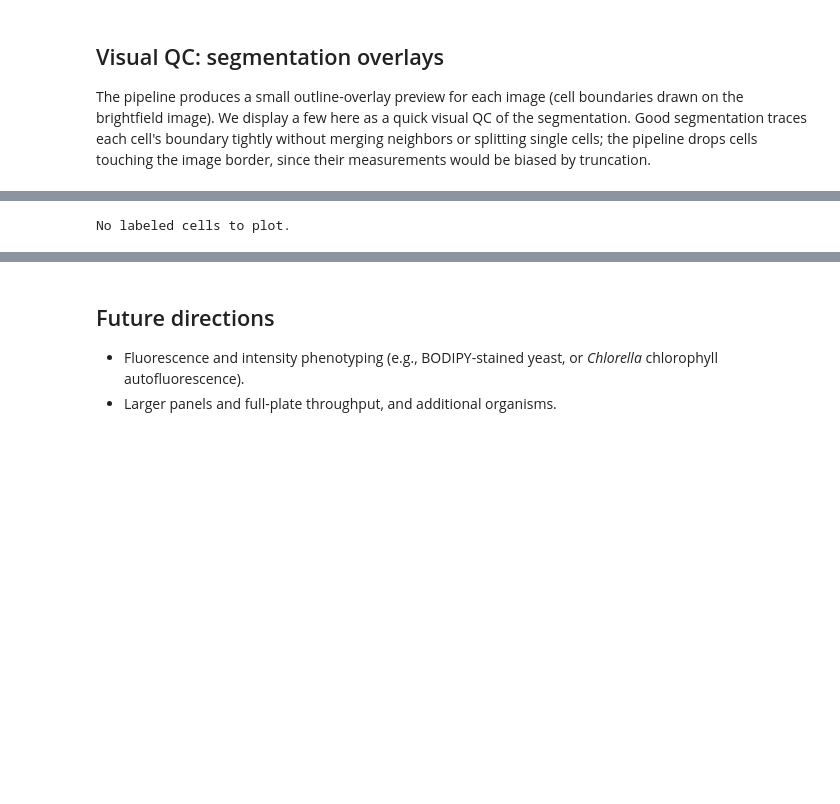
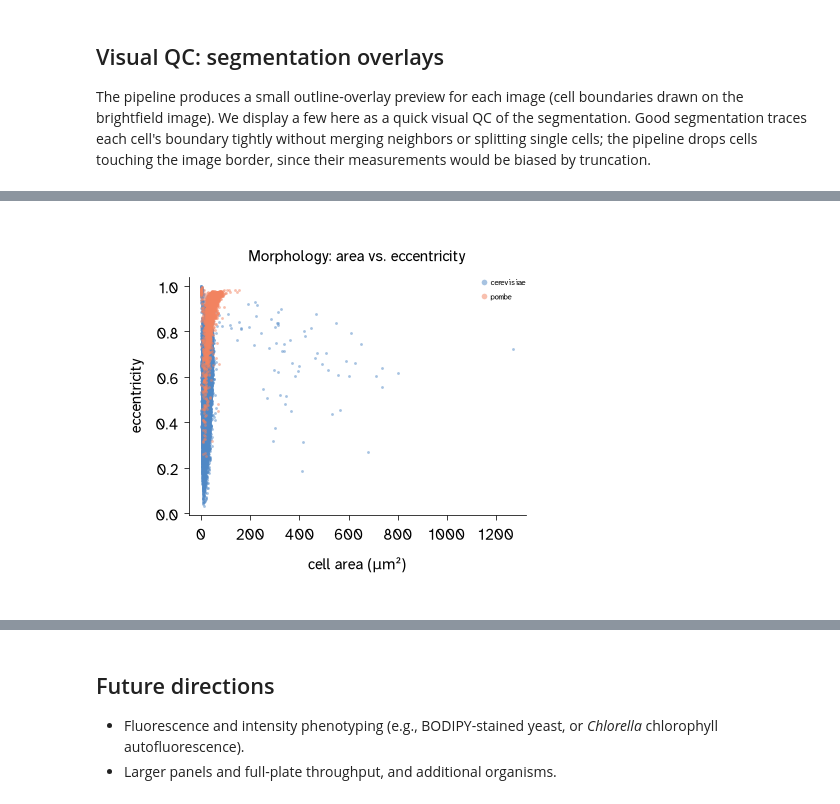
Before and after one commit to Arcadia-Science/cloud-scaled-cell-phenotyping, a Jupyter notebook: index.ipynb, the cells around one changed output, grey strips where cells are left out. Saved outputs shown, nothing was run; the diff lists cells and outputs as text; code cells hidden in the pictures; blank space fills up the shorter version.

```diff
--- a/index.ipynb
+++ b/index.ipynb
@@ -230,18 +247,19 @@ No labeled cells to plot. In local mode, increase LIMIT or use the scaled path t
 # %%
-# A second shape feature: area vs. eccentricity, colored by strain.
+# A second shape feature: area vs. eccentricity, colored by species.
+# Fission yeast (pombe) is elongated (higher eccentricity) than budding yeast (cerevisiae).
 if analysis_df.empty:
     print("No labeled cells to plot.")
 else:
     fig, ax = plt.subplots(figsize=(6, 5))
-    for s in strains:
-        sub = analysis_df[analysis_df["strain"] == s]
-        ax.scatter(sub[area_col], sub["eccentricity"], s=8, alpha=0.5, label=s)
+    for g in groups:
+        sub = analysis_df[analysis_df[GROUP_COL] == g]
+        ax.scatter(sub[area_col], sub["eccentricity"], s=8, alpha=0.5, label=g)
     ax.set_xlabel(area_label)
     ax.set_ylabel("eccentricity")
     ax.set_title("Morphology: area vs. eccentricity")
-    ax.legend(markerscale=2, fontsize=8, ncol=2)
+    ax.legend(markerscale=2, fontsize=8)
     plt.tight_layout()
     plt.show()
 # %% [output]
-No labeled cells to plot.
+[figure, added]
 # %%
```
Also changed, not shown: parts of 15 cells of this notebook, 5 other files.
